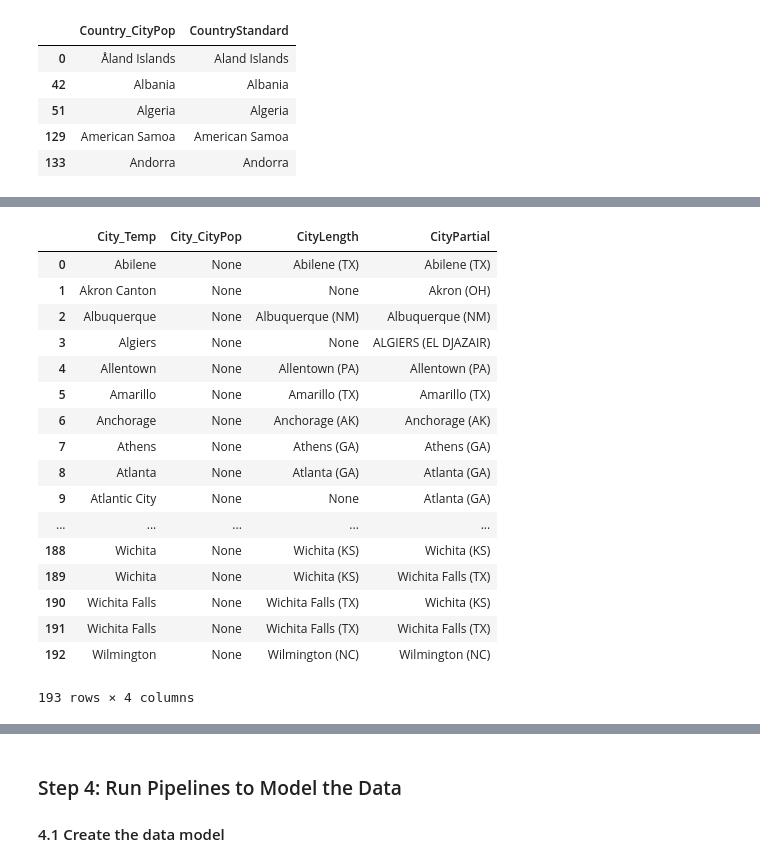
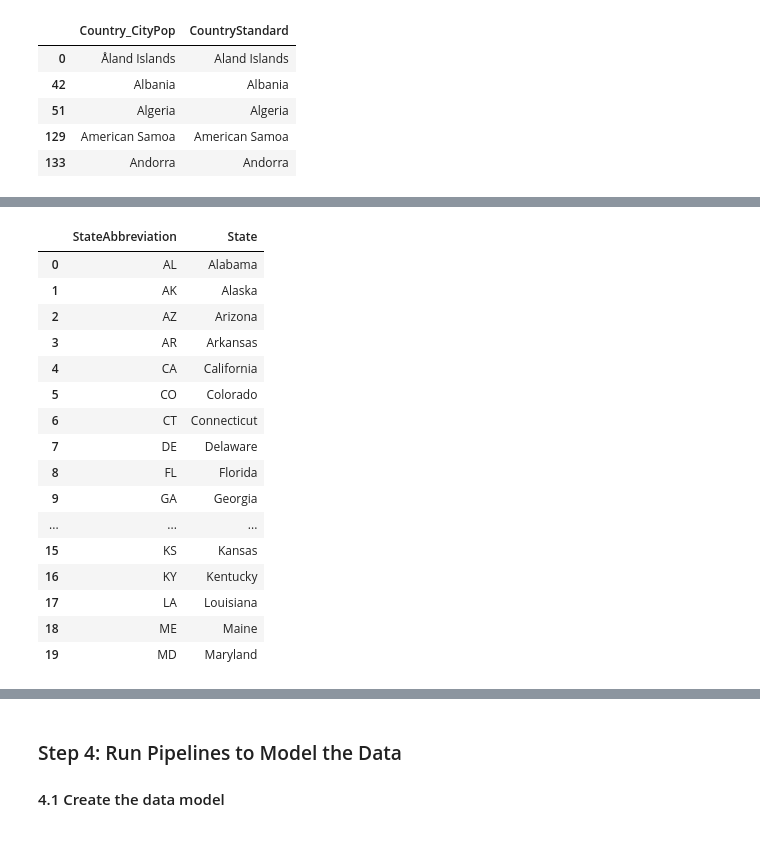
Before and after one commit to DonDuPontII/Data-Engineering-Udacity-Projects, a Jupyter notebook: Capstone-Project.ipynb, the cells around one changed output, grey strips where cells are left out. Cells and saved outputs as stored; diff of their text form; code cells hidden in the pictures.

Commit message:
Added standardized mapping for city and state names across data sources.

```diff
--- a/Capstone-Project.ipynb
+++ b/Capstone-Project.ipynb
@@ -620,43 +637,27 @@ country_map.head()
-# %%
-sqldf("""
-    SELECT DISTINCT
-        unique_temp_city.City_Temp,
-        unique_citypop_city.City_CityPop,
-        --SUBSTR(UPPER(length.City_CityPop),1,length(unique_temp_city.City_Temp) - 5) as x,
-        stripright.City_CityPop as CityLength,
-        --fuzzy.City_CityPop as CityFuzzy,
-        partial.City_CityPop as CityPartial
-    FROM unique_temp_city
-    LEFT JOIN unique_citypop_city
-        ON UPPER(unique_citypop_city.City_CityPop) = UPPER(unique_temp_city.City_Temp)
-    --LEFT JOIN unique_citypop_city AS fuzzy
-       -- ON UPPER(unique_temp_city.City_Temp) like '%' + UPPER(fuzzy.City_CityPop)+'%'
-    LEFT JOIN unique_citypop_city AS stripright
-        ON SUBSTR(UPPER(stripright.City_CityPop),1,length(stripright.City_CityPop) - 5) = UPPER(unique_temp_city.City_Temp)
-    LEFT JOIN unique_citypop_city AS partial
-        ON SUBSTR(UPPER(partial.City_CityPop),1,6) = SUBSTR(UPPER(unique_temp_city.City_Temp),1,6)
-    WHERE unique_citypop_city.City_CityPop IS NULL
-        and partial.City_CityPop IS NOT NULL
-    ORDER BY unique_temp_city.City_Temp
-    """)
-
-# 125 / 326 link on initial join
-# %% [output]
-|  | City_Temp | City_CityPop | CityLength | CityPartial |
-| 0 | Abilene | None | Abilene (TX) | Abilene (TX) |
-| 1 | Akron Canton | None | None | Akron (OH) |
-| 2 | Albuquerque | None | Albuquerque (NM) | Albuquerque (NM) |
-| 3 | Algiers | None | None | ALGIERS (EL DJAZAIR) |
-| 4 | Allentown | None | Allentown (PA) | Allentown (PA) |
-| 5 | Amarillo | None | Amarillo (TX) | Amarillo (TX) |
-| 6 | Anchorage | None | Anchorage (AK) | Anchorage (AK) |
-| 7 | Athens | None | Athens (GA) | Athens (GA) |
-| 8 | Atlanta | None | Atlanta (GA) | Atlanta (GA) |
-| 9 | Atlantic City | None | None | Atlanta (GA) |
-| ... | ... | ... | ... | ... |
-| 188 | Wichita | None | Wichita (KS) | Wichita (KS) |
-| 189 | Wichita | None | Wichita (KS) | Wichita Falls (TX) |
-| 190 | Wichita Falls | None | Wichita Falls (TX) | Wichita (KS) |
-| 191 | Wichita Falls | None | Wichita Falls (TX) | Wichita Falls (TX) |
-| 192 | Wilmington | None | Wilmington (NC) | Wilmington (NC) |
-193 rows × 4 columns
+# %%
+# Create state and abbreviation mapping dataframe
+# Source: https://github.com/unitedstates/python-us
+state = us.states.mapping('abbr', 'name')
+# state.keys()
+# state.values()
+state_abbr = pd.DataFrame(list(state.items()))
+state_abbr.columns = ['StateAbbreviation', 'State']
+state_abbr.head(20)
+# %% [output]
+|  | StateAbbreviation | State |
+| 0 | AL | Alabama |
+| 1 | AK | Alaska |
+| 2 | AZ | Arizona |
+| 3 | AR | Arkansas |
+| 4 | CA | California |
+| 5 | CO | Colorado |
+| 6 | CT | Connecticut |
+| 7 | DE | Delaware |
+| 8 | FL | Florida |
+| 9 | GA | Georgia |
+| ... | ... | ... |
+| 15 | KS | Kansas |
+| 16 | KY | Kentucky |
+| 17 | LA | Louisiana |
+| 18 | ME | Maine |
+| 19 | MD | Maryland |
```
Also changed, not shown: parts of 19 cells of this notebook.
